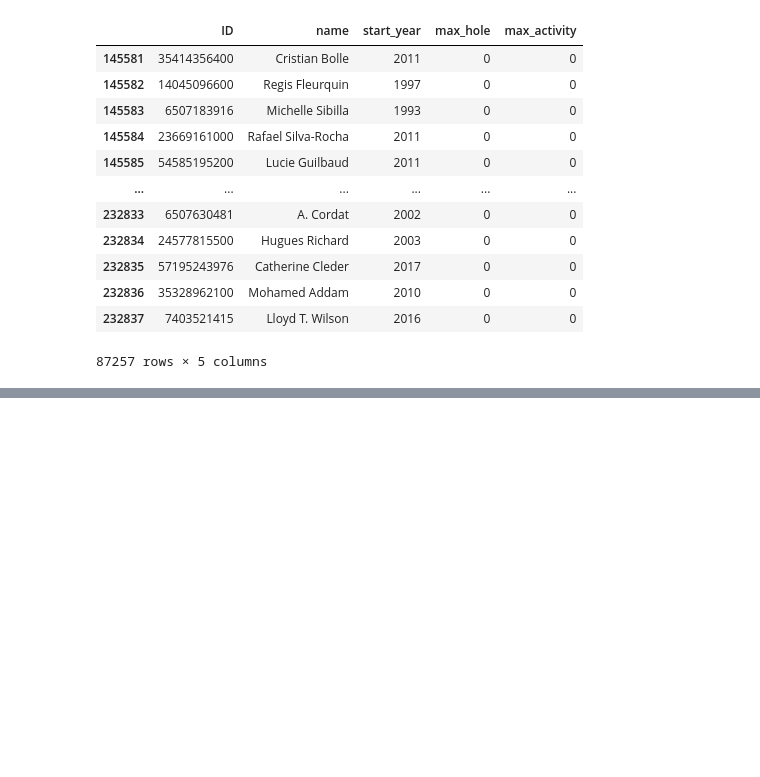
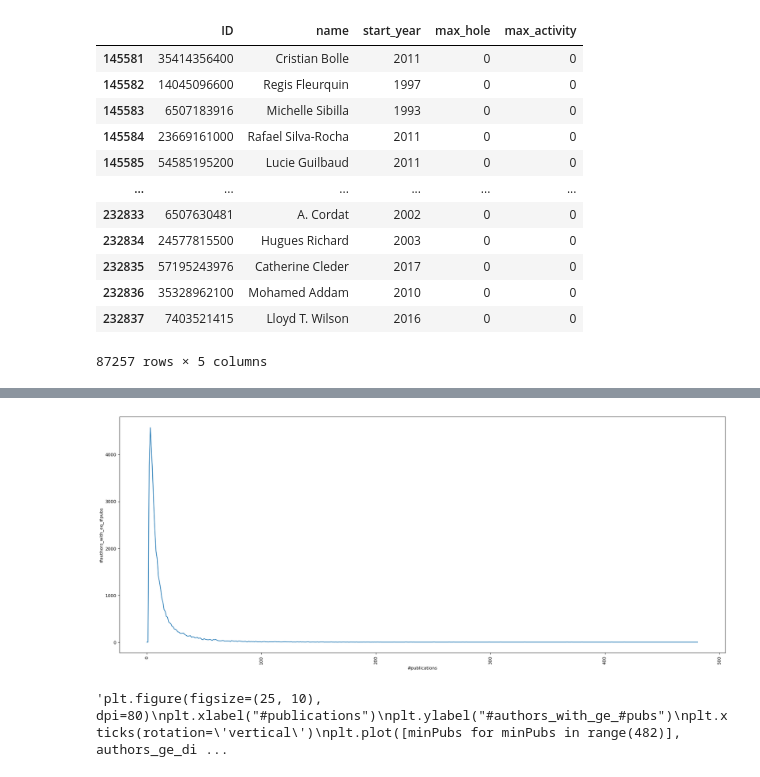
Before and after one commit to LeonardoSer/INRIA_Internship, a Jupyter notebook: 00_quick_references/tmp.ipynb, the cells around one changed output, grey strips where cells are left out. Cells and saved outputs as stored; diff of their text form; code cells hidden in the pictures; blank space fills up the shorter version.

```diff
--- a/00_quick_references/tmp.ipynb
+++ b/00_quick_references/tmp.ipynb
@@ -349,0 +463,23 @@ NameError: name 'missing' is not defined
+# %%
+activity  = 5
+hole_size  = 7
+df = get_all_collabs_by_hole_size(hole_size, activity)
+
+print("how many authors with hole size <=", hole_size, "and activity >=", activity, "have '>= minPubs' and '== minPubs' number of publications?")
+#print('minPubs \t #authors with #pubs  >= minPubs \t #authors with #pubs minPubs')
+
+authors_dist = []
+authors_ge_dist = []
+for minPubs in range(482):
+
+    authors_dist.append(len(df[df["tot_pubs"] == minPubs]))
+
+    authors_ge_dist.append(len(df[df["tot_pubs"] >= minPubs]))
+
+    #print(minPubs, "\t\t", authors_ge_dist[-1], "\t\t\t\t\t", authors_dist[-1])
+
+dist_df = pd.DataFrame()
+dist_df["#pubs"] = [minPubs for minPubs in range(482)]
+dist_df["#authors_eq"] = authors_dist
+dist_df["#authors_ge"] = authors_ge_dist
+dist_df
@@ -349,0 +517,17 @@ NameError: name 'missing' is not defined
+# %%
+plt.figure(figsize=(25, 10), dpi=80)
+plt.xlabel("#publications")
+plt.ylabel("#authors_with_eq_#pubs")
+plt.xticks(rotation='vertical')
+plt.plot([minPubs for minPubs in range(482)], authors_dist)
+plt.show()
+
+'''plt.figure(figsize=(25, 10), dpi=80)
+plt.xlabel("#publications")
+plt.ylabel("#authors_with_ge_#pubs")
+plt.xticks(rotation='vertical')
+plt.plot([minPubs for minPubs in range(482)], authors_ge_dist)
+plt.show()'''
+# %% [output]
+[figure, added]
+'plt.figure(figsize=(25, 10), dpi=80)\nplt.xlabel("#publications")\nplt.ylabel("#authors_with_ge_#pubs")\nplt.xticks(rotation=\'vertical\')\nplt.plot([minPubs for minPubs in range(482)], authors_ge_di ...
```
Also changed, not shown: parts of 21 cells of this notebook, 27 other files.
